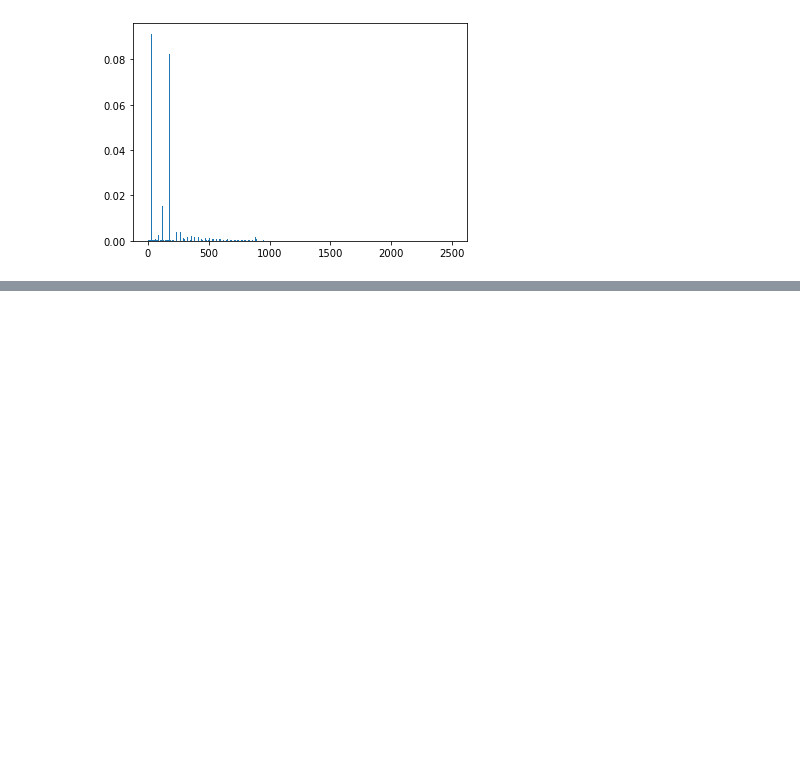
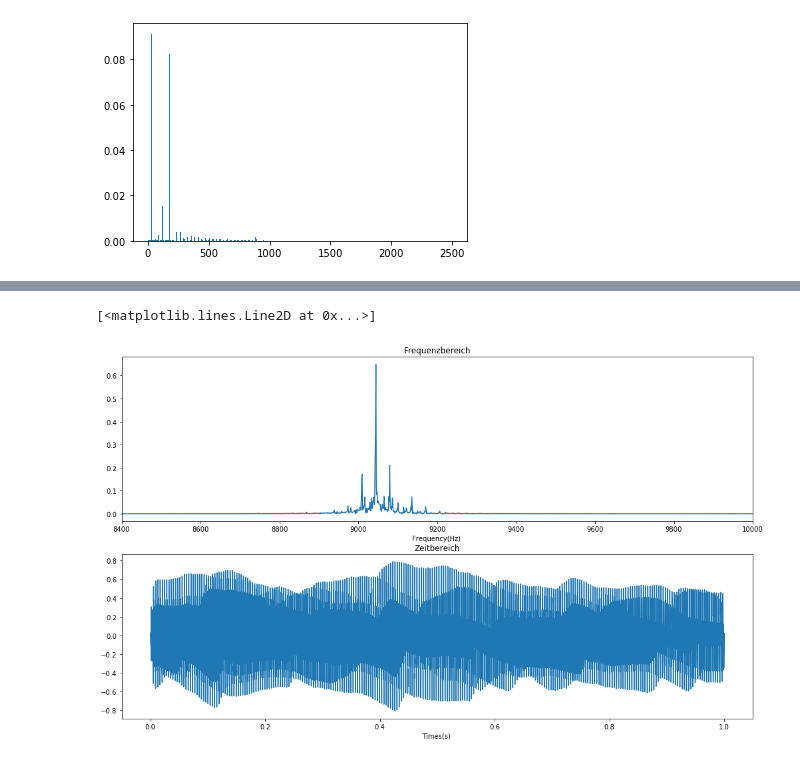
Before and after one commit to H4dMatter/fourier, a Jupyter notebook: Untitled.ipynb, the cells around one changed output, grey strips where cells are left out. Cells and saved outputs as stored; diff of their text form; code cells hidden in the pictures; blank space fills up the shorter version.

```diff
--- a/Untitled.ipynb
+++ b/Untitled.ipynb
@@ -135,0 +160,33 @@ for ind in range(len(amplitudes)):
+# %%
+
+
+data, samplerate = sf.read('Ensoniq-ESQ-1-Sympy-C4.wav')
+dataL=data[:,0]
+
+Fs=samplerate #testing frequency (Abtastrate) so viele Datenpunkte werden gemessen
+time=np.linspace(0,1,Fs) # time values,time=np.linspace(0,1,Fs) # time values
+
+
+n=time.size #number of samples
+frequencies = np.linspace(0,Fs/2,n/2)#freq we want to plot (only half because of doulbe information)
+
+ft=fft(dataL)
+ft_m = (2/n)*abs(ft[0:n//2])
+
+
+plt.figure(figsize=(17,10))
+plt.subplot(2,1,1)
+#1. Graph : Frequenzbereich des Signals
+plt.plot(frequencies,ft_m)
+plt.title("Frequenzbereich")
+plt.xlabel("Frequency(Hz) ")
+plt.xlim(8400,10000)
+
+#2. Graph: Zeitbereich des Signals
+plt.subplot(2,1,2)
+plt.title("Zeitbereich")
+plt.xlabel("Times(s) ")
+plt.plot(time,dataL[0:Fs])
+# %% [output]
+[<matplotlib.lines.Line2D at 0x...>]
+[figure, added]
```
Also changed, not shown: parts of 3 cells of this notebook.
